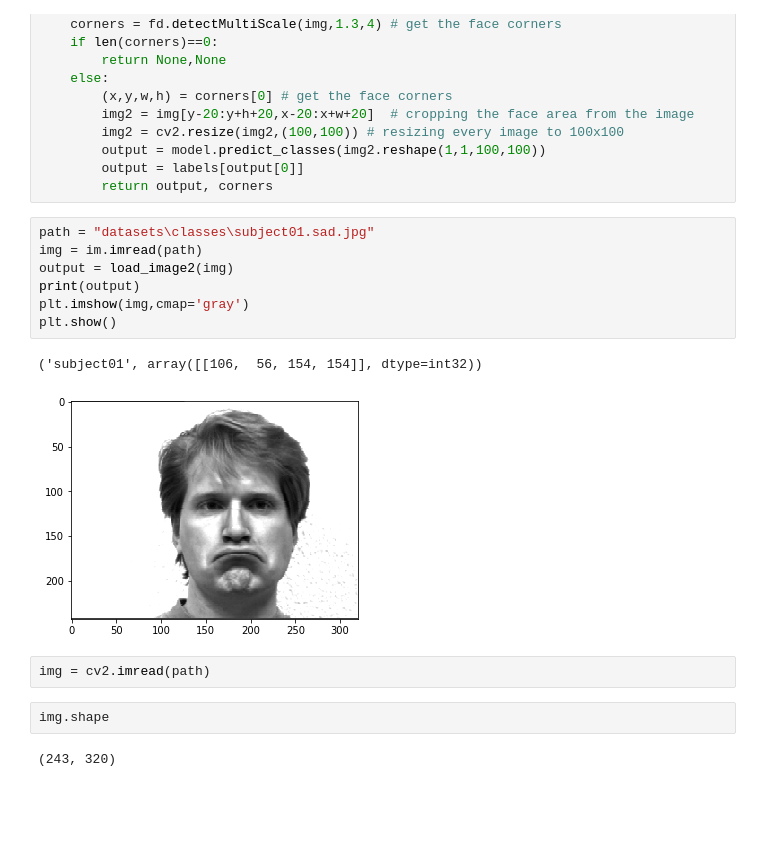
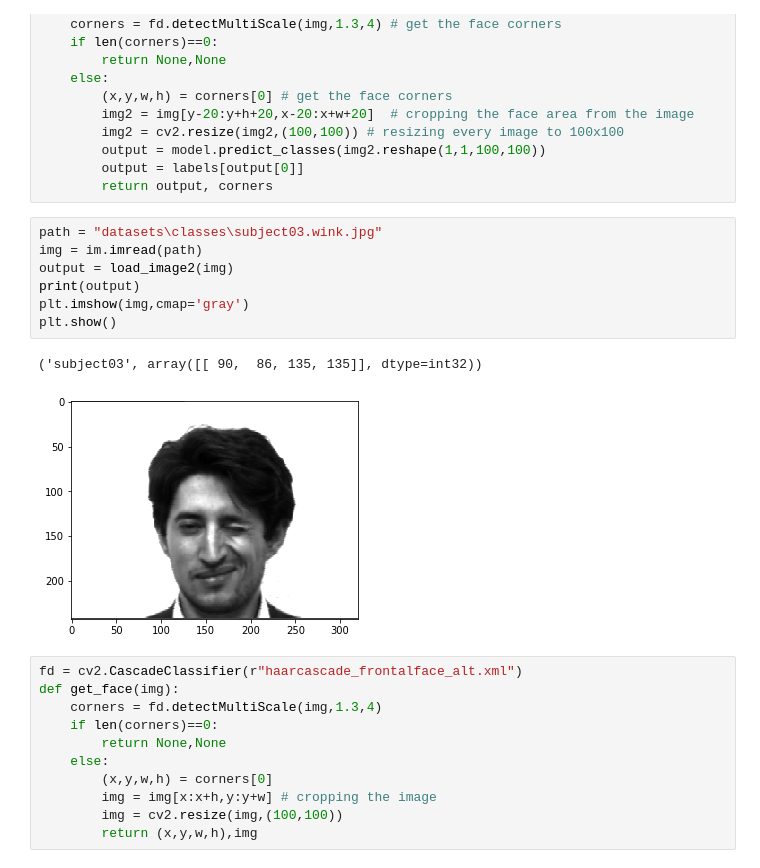
Before and after one commit to kamlaSalmi/AI-project, a Jupyter notebook: code2.ipynb, the cells around one changed output. Cells and saved outputs as stored; diff of their text form; blank space fills up the shorter version.

```diff
--- a/code2.ipynb
+++ b/code2.ipynb
@@ -162,18 +163,23 @@ def load_image2(img):
         output = labels[output[0]]
         return output, corners
 # %%
-path = "datasets\classes\subject01.sad.jpg"
+path = "datasets\classes\subject03.wink.jpg"
 img = im.imread(path)
 output = load_image2(img)
 print(output)
 plt.imshow(img,cmap='gray')
 plt.show()
 # %% [output]
-('subject01', array([[106,  56, 154, 154]], dtype=int32))
+('subject03', array([[ 90,  86, 135, 135]], dtype=int32))
-[figure, old version]
+[figure, new version]
-# %%
-img = cv2.imread(path)
-# %%
-img.shape
-# %% [output]
-(243, 320)
+# %%
+fd = cv2.CascadeClassifier(r"haarcascade_frontalface_alt.xml")
+def get_face(img):
+    corners = fd.detectMultiScale(img,1.3,4)
+    if len(corners)==0:
+        return None,None
+    else:
+        (x,y,w,h) = corners[0]
+        img = img[x:x+h,y:y+w] # cropping the image
+        img = cv2.resize(img,(100,100))
+        return (x,y,w,h),img
```
Also changed, not shown: parts of 4 cells of this notebook, 58 other files.
